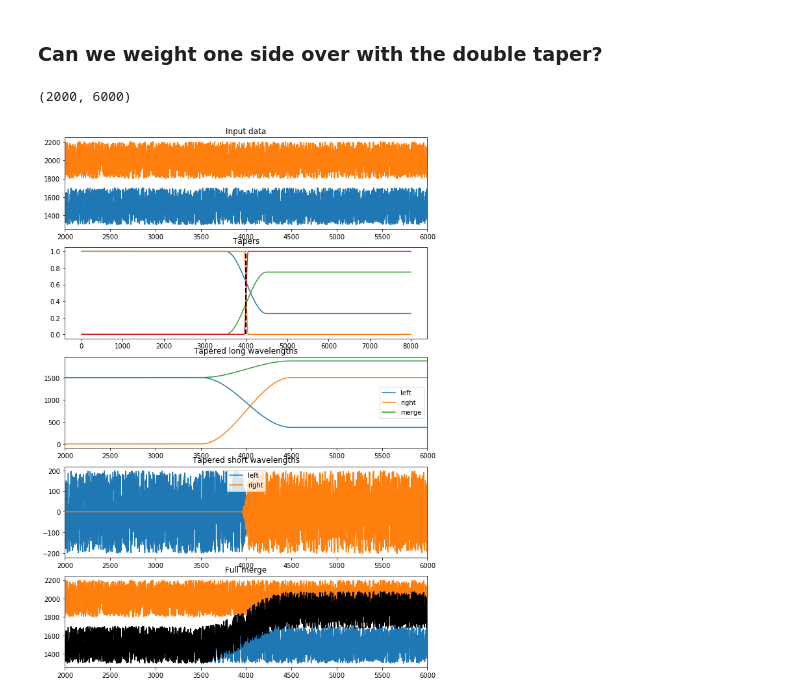
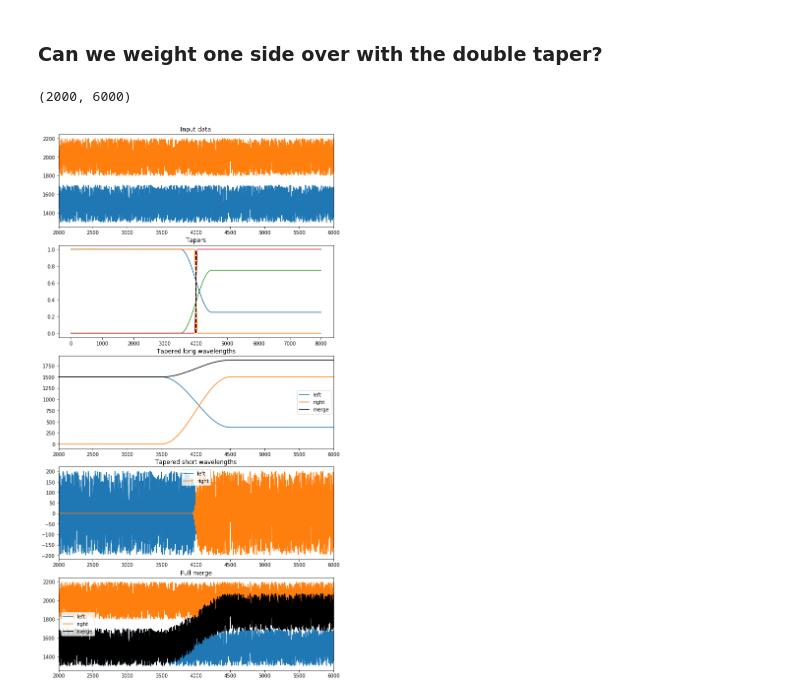
Before and after one commit to rvbelefonte/Sandbox, a Jupyter notebook: velmod_tapers/dev_tapers.ipynb, the cells around one changed output. Cells and saved outputs as stored; diff of their text form; code cells hidden in the pictures.

```diff
--- a/velmod_tapers/dev_tapers.ipynb
+++ b/velmod_tapers/dev_tapers.ipynb
@@ -283,7 +283,7 @@ merge = merge0 + merge1
 
 # plot
 xlim = (2000, 6000)
-fig = plt.figure(figsize(10, 15))
+fig = plt.figure(figsize(10, 20))
 ax = fig.add_subplot(511)
 ax.plot(ldat, label='left')
 ax.plot(rdat, label='right')
@@ -300,34 +300,34 @@ ax.plot([ijoin, ijoin], [0, 1], '--k', lw=2)
 ax.set_title('Tapers')
 
 
 
 ax = fig.add_subplot(513)
 ax.plot(left0_tapered, label='left')
 ax.plot(right0_tapered, label='right')
-ax.plot(merge0, label='merge')
+ax.plot(merge0, '-k', label='merge')
 ax.legend()
 ax.set_title('Tapered long wavelengths')
 ax.set_xlim(xlim)
 
 
 
 ax = fig.add_subplot(514)
 ax.plot(left1_tapered, label='left')
 ax.plot(right1_tapered, label='right')
 #ax.plot(merge1, label='merge')
 ax.legend()
 ax.set_title('Tapered short wavelengths')
 ax.set_xlim(xlim)
 
 
 
 ax = fig.add_subplot(515)
 ax.plot(ldat, label='left')
 ax.plot(rdat, label='right')
-ax.plot(merge, '-k')
-
+ax.plot(merge, '-k', label='merge')
+ax.legend()
 ax.set_title('Full merge')
 ax.set_xlim(xlim)
 # %% [output]
 (2000, 6000)
-[figure, old version]
+[figure, new version]
```
Also changed, not shown: parts of 2 cells of this notebook.
